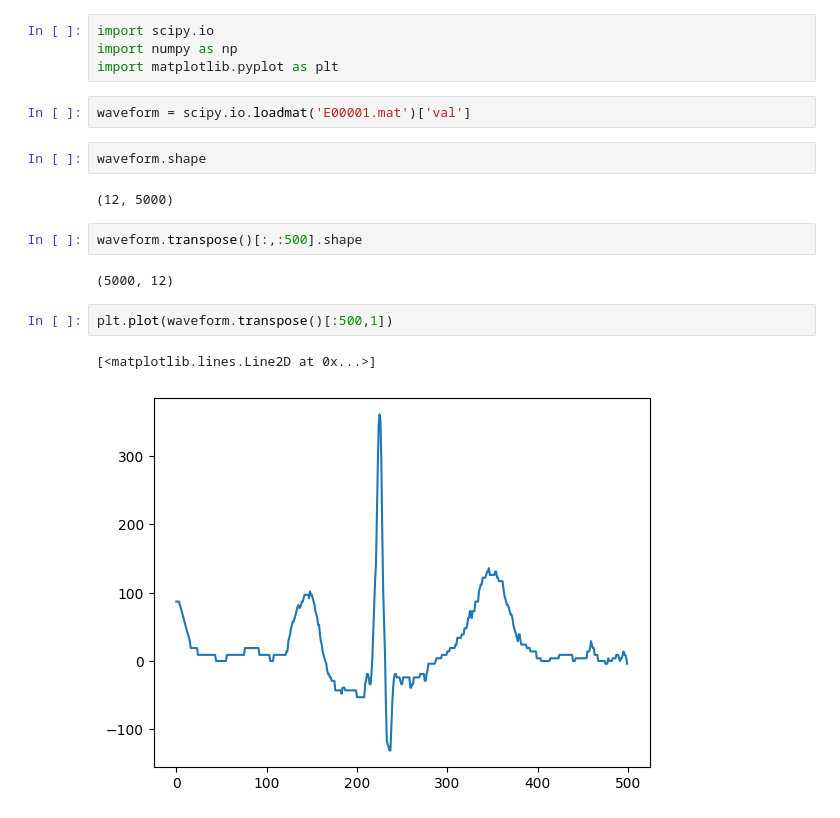
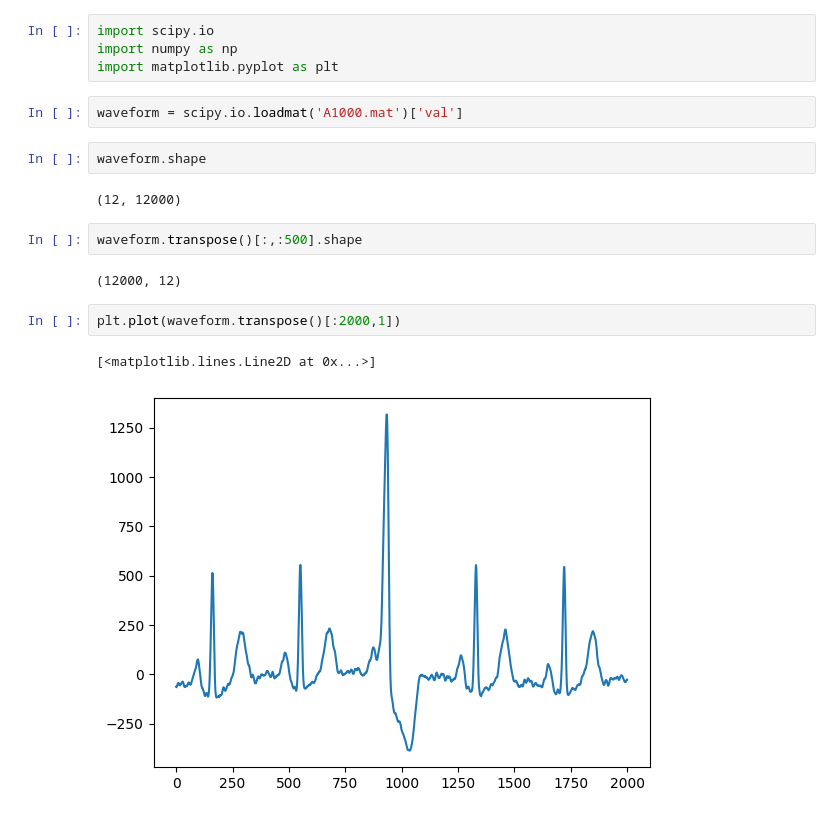
Before and after one commit to MattyAB/ecg_transfer, a Jupyter notebook: test3.ipynb, the cells around one changed output. Drawn from its saved outputs; the diff is of its cells as text.

```diff
--- a/test3.ipynb
+++ b/test3.ipynb
@@ -3,17 +3,17 @@ import scipy.io
 import numpy as np
 import matplotlib.pyplot as plt
 # %%
-waveform = scipy.io.loadmat('E00001.mat')['val']
+waveform = scipy.io.loadmat('A1000.mat')['val']
 # %%
 waveform.shape
 # %% [output]
-(12, 5000)
+(12, 12000)
 # %%
 waveform.transpose()[:,:500].shape
 # %% [output]
-(5000, 12)
+(12000, 12)
 # %%
-plt.plot(waveform.transpose()[:500,1])
+plt.plot(waveform.transpose()[:2000,1])
 # %% [output]
 [<matplotlib.lines.Line2D at 0x...>]
-[figure, old version]
+[figure, new version]
```
Also changed, not shown: 2 other files.
